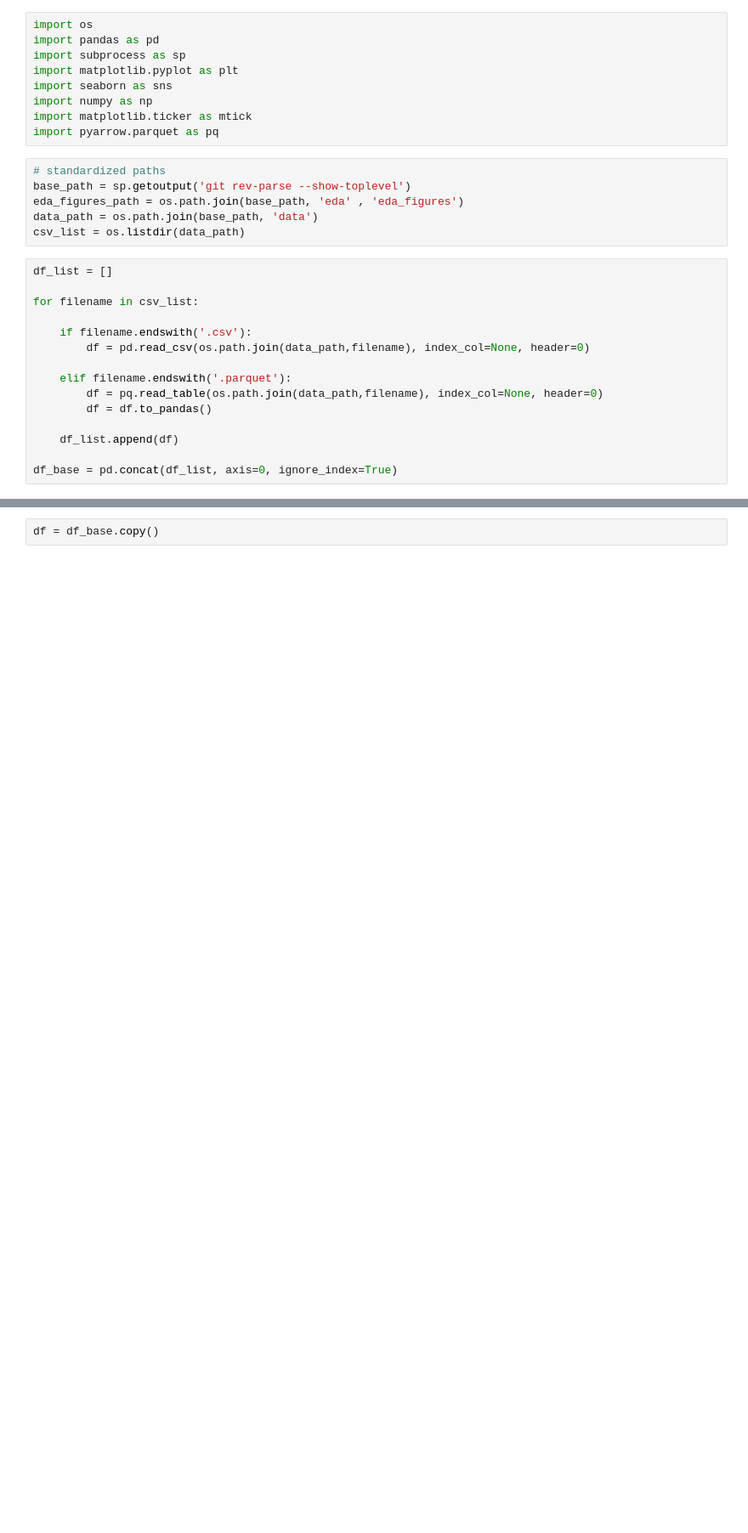
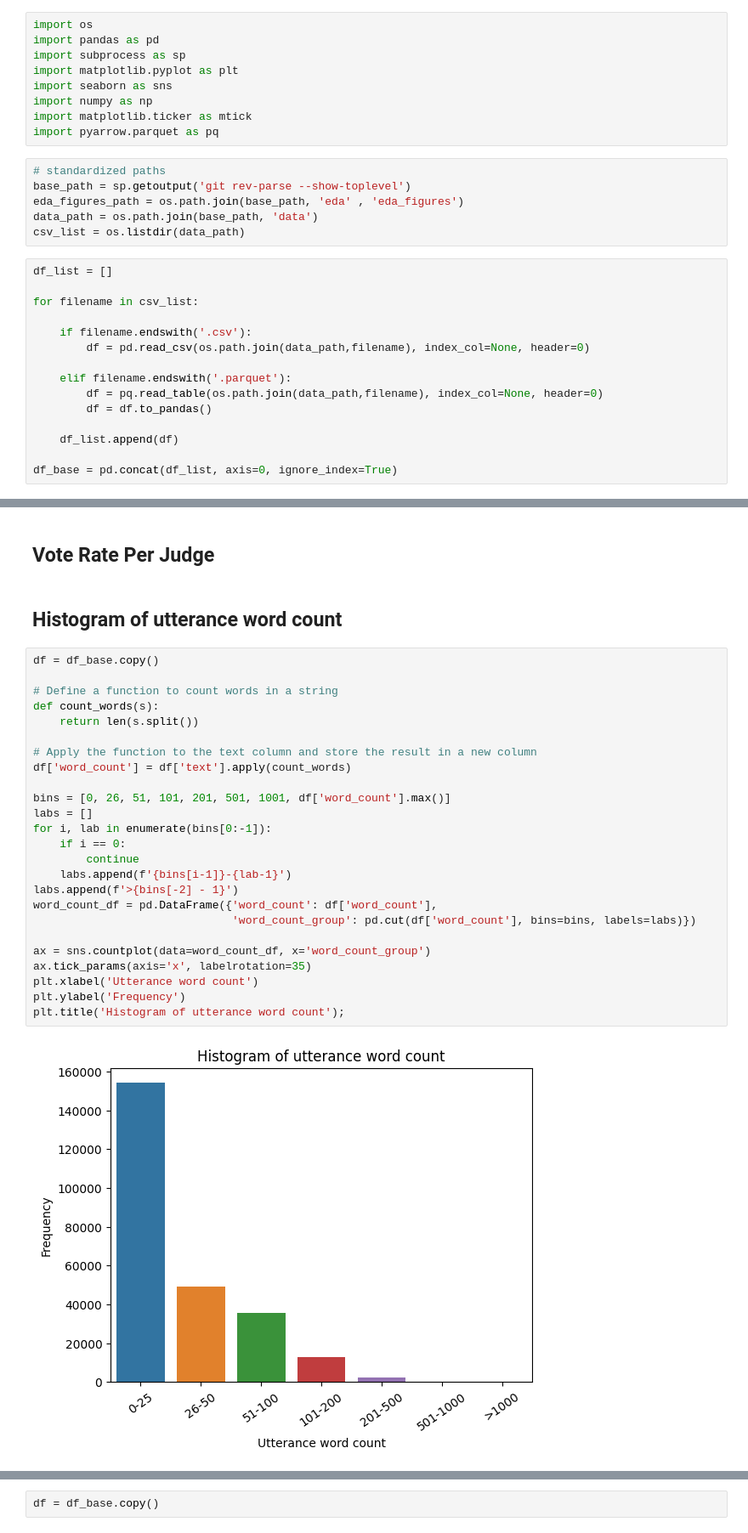
Before and after one commit to wagnerlmichael/supreme_court_nlp, a Jupyter notebook: eda/summary_stats.ipynb, the cells around one changed output, grey strips where cells are left out. Shown: that part at 85% size. Saved outputs shown, nothing was run; the diff lists cells and outputs as text; blank space fills up the shorter version.

```diff
--- a/eda/summary_stats.ipynb
+++ b/eda/summary_stats.ipynb
@@ -36,0 +62,31 @@ df_base['year_grouping'] = np.where(df_base['year'] < 1962, '1956-1961',
+# %% [markdown]
+## Vote Rate Per Judge
+# %% [markdown]
+## Histogram of utterance word count
+# %%
+df = df_base.copy()
+
+# Define a function to count words in a string
+def count_words(s):
+    return len(s.split())
+
+# Apply the function to the text column and store the result in a new column
+df['word_count'] = df['text'].apply(count_words)
+
+bins = [0, 26, 51, 101, 201, 501, 1001, df['word_count'].max()]
+labs = []
+for i, lab in enumerate(bins[0:-1]):
+    if i == 0:
+        continue
+    labs.append(f'{bins[i-1]}-{lab-1}')
+labs.append(f'>{bins[-2] - 1}')
+word_count_df = pd.DataFrame({'word_count': df['word_count'],
+                              'word_count_group': pd.cut(df['word_count'], bins=bins, labels=labs)})
+
+ax = sns.countplot(data=word_count_df, x='word_count_group')
+ax.tick_params(axis='x', labelrotation=35)
+plt.xlabel('Utterance word count')
+plt.ylabel('Frequency')
+plt.title('Histogram of utterance word count');
+# %% [output]
+[figure, added]
```
Also changed, not shown: parts of 23 cells of this notebook, 10 other files.
